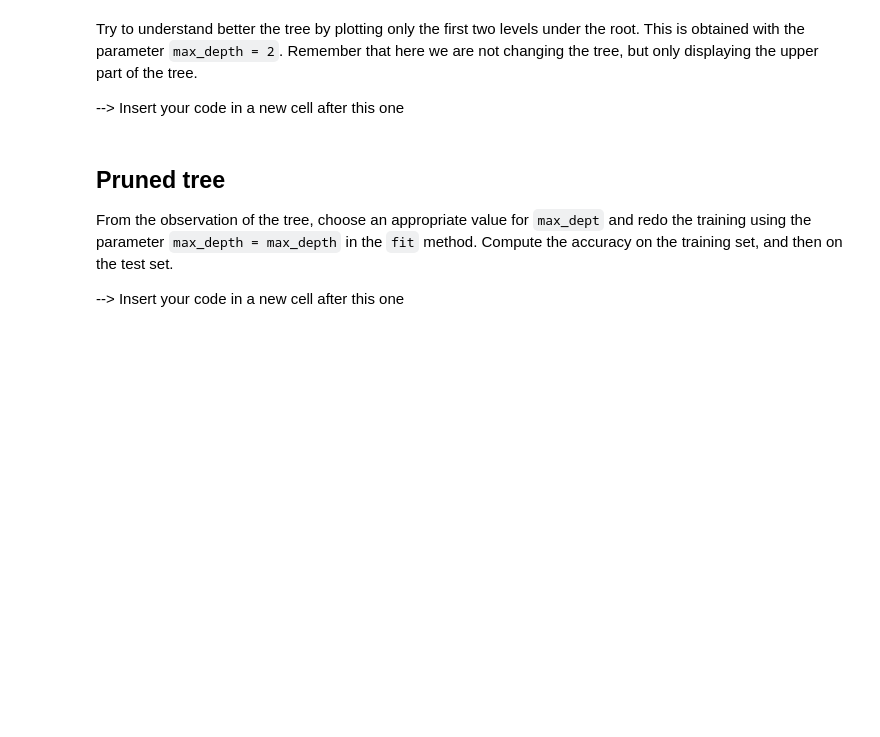
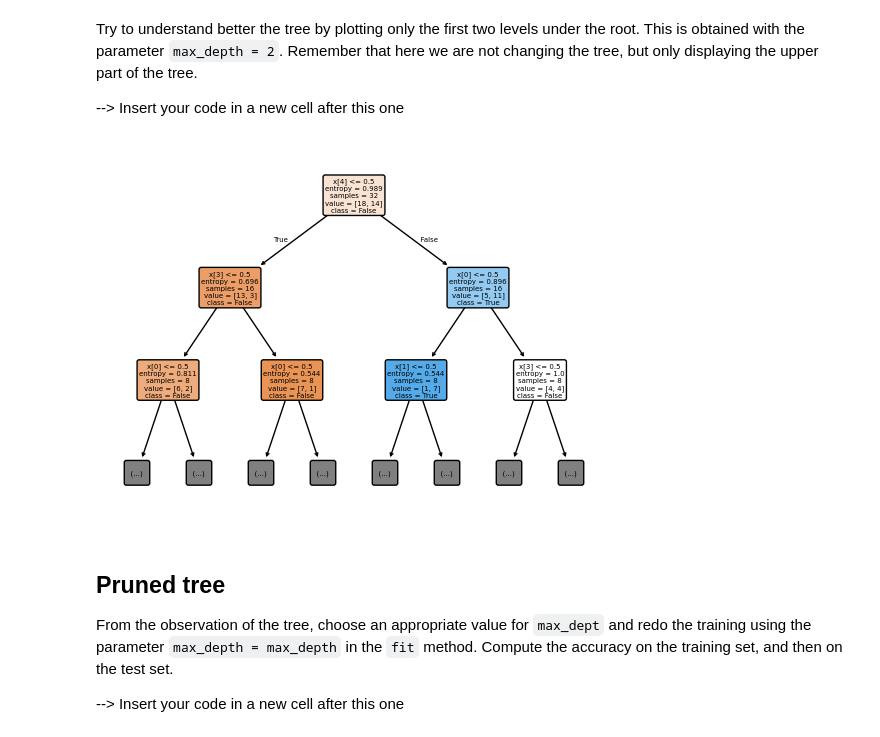
Before and after one commit to FabioC-alt/DataMiningStudyRepo, a Jupyter notebook: Practice/PruningExample/pruning_example.ipynb, the cells around one changed output. Cells and saved outputs as stored; diff of their text form; code cells hidden in the pictures; blank space fills up the shorter version.

```diff
--- a/Practice/PruningExample/pruning_example.ipynb
+++ b/Practice/PruningExample/pruning_example.ipynb
@@ -121,6 +127,10 @@ Try to understand better the tree by plotting only the first two levels under th
 This is obtained with the parameter `max_depth = 2`. Remember that here we are not changing the tree, but only displaying the upper part of the tree.
 
 --> Insert your code in a new cell after this one
+# %%
+tree.plot_tree(model,rounded=True,filled=True,class_names = ['False', 'True'], max_depth=2);
+# %% [output]
+[figure, added]
 # %% [markdown]
 ## Pruned tree
 From the observation of the tree, choose an appropriate value for `max_dept` and redo the training using the parameter `max_depth = max_depth` in the `fit` method. Compute the accuracy on the training set, and then on the test set.
```
Also changed, not shown: parts of 1 cell of this notebook, 2 other files.
